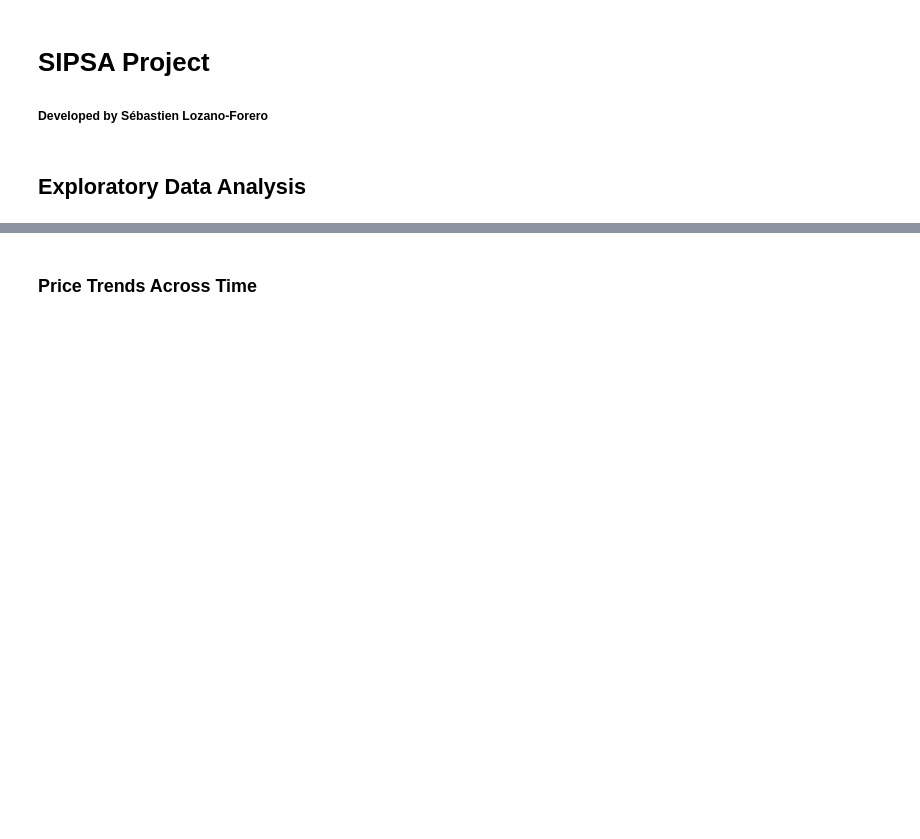
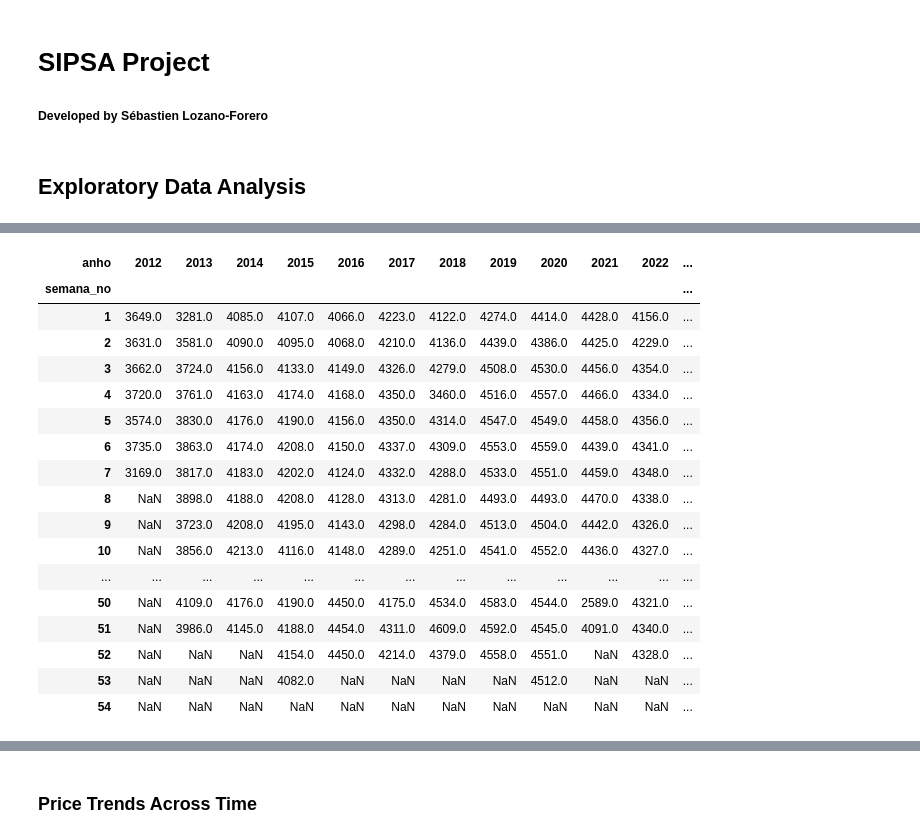
Before and after one commit to sebmatecho/sipsa_tracker, a Jupyter notebook: notebooks/EDA.ipynb, the cells around one changed output, grey strips where cells are left out. Drawn from its saved outputs; the diff is of its cells as text; code cells hidden in the pictures; blank space fills up the shorter version.

```diff
--- a/notebooks/EDA.ipynb
+++ b/notebooks/EDA.ipynb
@@ -25,0 +49,21 @@ run = DataPipelineManager()
+# %%
+df_pivot
+# %% [output]
+| anho | 2012 | 2013 | 2014 | 2015 | 2016 | 2017 | 2018 | 2019 | 2020 | 2021 | 2022 | ... |
+| semana_no |  |  |  |  |  |  |  |  |  |  |  | ... |
+| 1 | 3649.0 | 3281.0 | 4085.0 | 4107.0 | 4066.0 | 4223.0 | 4122.0 | 4274.0 | 4414.0 | 4428.0 | 4156.0 | ... |
+| 2 | 3631.0 | 3581.0 | 4090.0 | 4095.0 | 4068.0 | 4210.0 | 4136.0 | 4439.0 | 4386.0 | 4425.0 | 4229.0 | ... |
+| 3 | 3662.0 | 3724.0 | 4156.0 | 4133.0 | 4149.0 | 4326.0 | 4279.0 | 4508.0 | 4530.0 | 4456.0 | 4354.0 | ... |
+| 4 | 3720.0 | 3761.0 | 4163.0 | 4174.0 | 4168.0 | 4350.0 | 3460.0 | 4516.0 | 4557.0 | 4466.0 | 4334.0 | ... |
+| 5 | 3574.0 | 3830.0 | 4176.0 | 4190.0 | 4156.0 | 4350.0 | 4314.0 | 4547.0 | 4549.0 | 4458.0 | 4356.0 | ... |
+| 6 | 3735.0 | 3863.0 | 4174.0 | 4208.0 | 4150.0 | 4337.0 | 4309.0 | 4553.0 | 4559.0 | 4439.0 | 4341.0 | ... |
+| 7 | 3169.0 | 3817.0 | 4183.0 | 4202.0 | 4124.0 | 4332.0 | 4288.0 | 4533.0 | 4551.0 | 4459.0 | 4348.0 | ... |
+| 8 | NaN | 3898.0 | 4188.0 | 4208.0 | 4128.0 | 4313.0 | 4281.0 | 4493.0 | 4493.0 | 4470.0 | 4338.0 | ... |
+| 9 | NaN | 3723.0 | 4208.0 | 4195.0 | 4143.0 | 4298.0 | 4284.0 | 4513.0 | 4504.0 | 4442.0 | 4326.0 | ... |
+| 10 | NaN | 3856.0 | 4213.0 | 4116.0 | 4148.0 | 4289.0 | 4251.0 | 4541.0 | 4552.0 | 4436.0 | 4327.0 | ... |
+| ... | ... | ... | ... | ... | ... | ... | ... | ... | ... | ... | ... | ... |
+| 50 | NaN | 4109.0 | 4176.0 | 4190.0 | 4450.0 | 4175.0 | 4534.0 | 4583.0 | 4544.0 | 2589.0 | 4321.0 | ... |
+| 51 | NaN | 3986.0 | 4145.0 | 4188.0 | 4454.0 | 4311.0 | 4609.0 | 4592.0 | 4545.0 | 4091.0 | 4340.0 | ... |
+| 52 | NaN | NaN | NaN | 4154.0 | 4450.0 | 4214.0 | 4379.0 | 4558.0 | 4551.0 | NaN | 4328.0 | ... |
+| 53 | NaN | NaN | NaN | 4082.0 | NaN | NaN | NaN | NaN | 4512.0 | NaN | NaN | ... |
+| 54 | NaN | NaN | NaN | NaN | NaN | NaN | NaN | NaN | NaN | NaN | NaN | ... |
```
Also changed, not shown: parts of 5 cells of this notebook.
